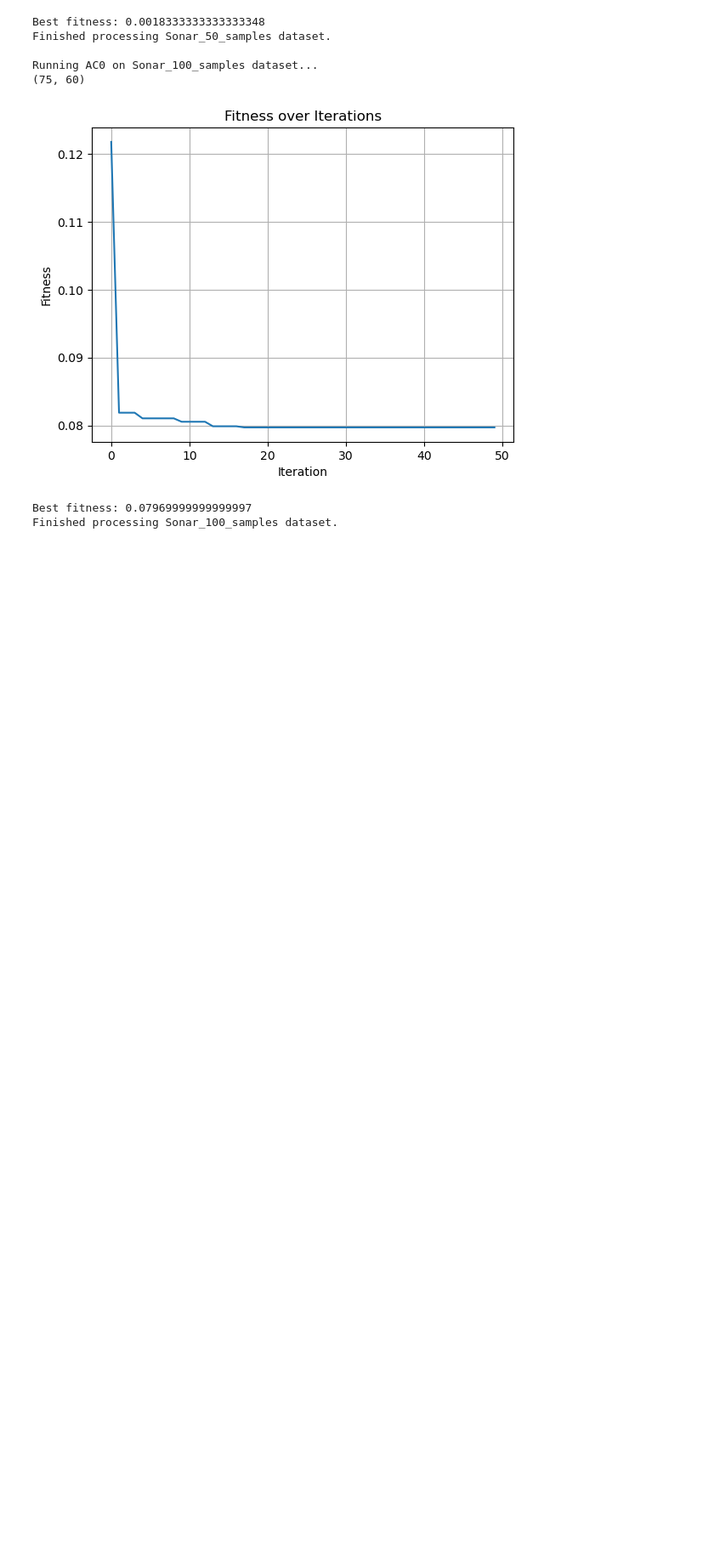
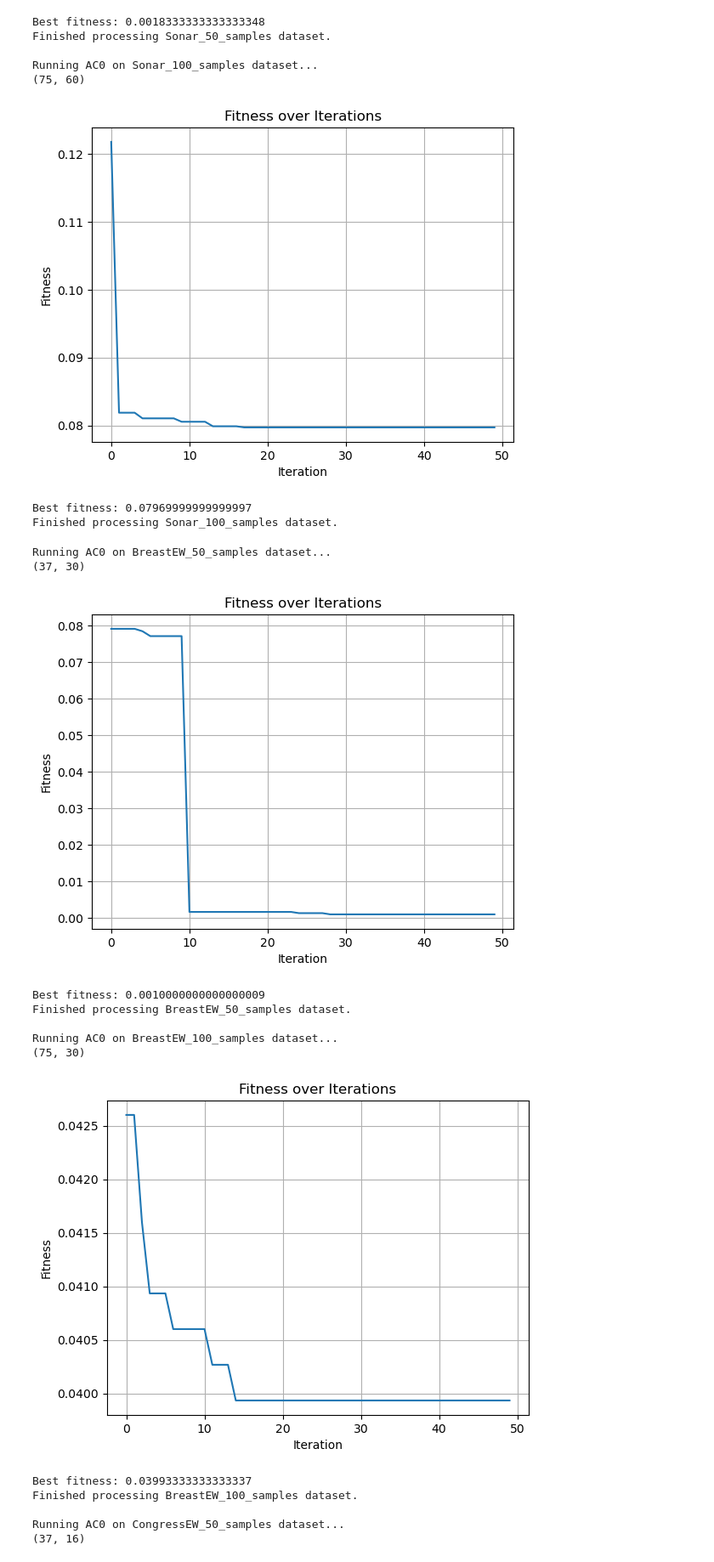
Before and after one commit to justicetetteh233/FINAL_YEAR_PROJECT_SEMI_FINISHED_VERSION, a Jupyter notebook: RUN/individual_algorithms.ipynb, the cells around one changed output. Shown at 85% size. Saved outputs shown, nothing was run; the diff lists cells and outputs as text; code cells hidden in the pictures; blank space fills up the shorter version.

```diff
--- a/RUN/individual_algorithms.ipynb
+++ b/RUN/individual_algorithms.ipynb
@@ -817,3 +822,78 @@ Running AC0 on Sonar_100_samples dataset...
 [figure]
 Best fitness: 0.07969999999999997
 Finished processing Sonar_100_samples dataset.
+# %%
+
+datasets = [
+    [
+        './outputs/checkpoints/original_text_data_features/breastEW_50_samples_train_data.npy',
+        './outputs/checkpoints/original_text_data_features/breastEW_50_samples_train_label.npy',
+        './outputs/checkpoints/original_text_data_features/breastEW_50_samples_eval_data.npy',
+        './outputs/checkpoints/original_text_data_features/breastEW_50_samples_eval_label.npy',
+        ['0','1'],
+        'BreastEW_50_samples'
+    ],
+    [
+        './outputs/checkpoints/original_text_data_features/breastEW_100_samples_train_data.npy',
+        './outputs/checkpoints/original_text_data_features/breastEW_100_samples_train_label.npy',
+        './outputs/checkpoints/original_text_data_features/breastEW_100_samples_eval_data.npy',
+        './outputs/checkpoints/original_text_data_features/breastEW_100_samples_eval_label.npy',
+        ['0','1'],
+        'BreastEW_100_samples'
+    ],
+    [
+        './outputs/checkpoints/original_text_data_features/CongressEW_50_samples_train_data.npy',
+        './outputs/checkpoints/original_text_data_features/CongressEW_50_samples_train_label.npy',
+        './outputs/checkpoints/original_text_data_features/CongressEW_50_samples_eval_data.npy',
+        './outputs/checkpoints/original_text_data_features/CongressEW_50_samples_eval_label.npy',
+        ['0','1'],
+        'CongressEW_50_samples'
+    ],
+    [
+        './outputs/checkpoints/original_text_data_features/CongressEW_100_samples_train_data.npy',
+        './outputs/checkpoints/original_text_data_features/CongressEW_100_samples_train_label.npy',
+        './outputs/checkpoints/original_text_data_features/CongressEW_100_samples_eval_data.npy',
+        './outputs/checkpoints/original_text_data_features/CongressEW_100_samples_eval_label.npy',
+        ['0','1'],
+        'CongressEW_100_samples'
+    ],
+    [
+        './outputs/checkpoints/original_text_data_features/Sonar_50_samples_train_data.npy',
+        './outputs/checkpoints/original_text_data_features/Sonar_50_samples_train_label.npy',
+        './outputs/checkpoints/original_text_data_features/Sonar_50_samples_eval_data.npy',
+        './outputs/checkpoints/original_text_data_features/Sonar_50_samples_eval_label.npy',
+        ['0','1'],
+        'Sonar_50_samples'
+    ],
+    [
+        './outputs/checkpoints/original_text_data_features/Sonar_100_samples_train_data.npy',
+        './outputs/checkpoints/original_text_data_features/Sonar_100_samples_train_label.npy',
+        './outputs/checkpoints/original_text_data_features/Sonar_100_samples_eval_data.npy',
+        './outputs/checkpoints/original_text_data_features/Sonar_100_samples_eval_label.npy',
+        ['0','1'],
+        'Sonar_100_samples'
+    ]
+
+]
+
+for dataset in datasets:
+    trainX_loc, trainy_loc, testX_loc, testy_loc, labels, dataset_name = dataset
+    print(f"Running AC0 on {dataset_name} dataset...")
+    # Call the main BSO function
+    mainACO(trainX_loc, testX_loc, trainy_loc, testy_loc, MaxIter=50)
+    print(f"Finished processing {dataset_name} dataset.\n")
+# %% [output]
+Running AC0 on BreastEW_50_samples dataset...
+(37, 30)
+[figure, added]
+Best fitness: 0.0010000000000000009
+Finished processing BreastEW_50_samples dataset.
+
+Running AC0 on BreastEW_100_samples dataset...
+(75, 30)
+[figure, added]
+Best fitness: 0.03993333333333337
+Finished processing BreastEW_100_samples dataset.
+
+Running AC0 on CongressEW_50_samples dataset...
+(37, 16)
```
Also changed, not shown: parts of 2 cells of this notebook, 9 other files.
